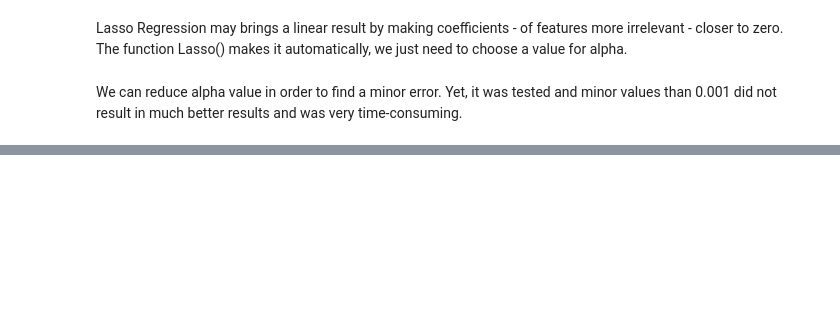
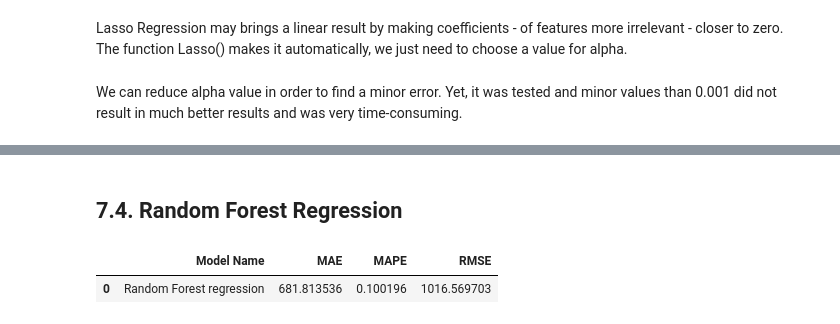
Before and after one commit to lucasquemelli/Rossman_Store_Sales, a Jupyter notebook: rossmann_store_sales.ipynb, the cells around one changed output, grey strips where cells are left out. Saved outputs shown, nothing was run; the diff lists cells and outputs as text; code cells hidden in the pictures; blank space fills up the shorter version.

```diff
--- a/rossmann_store_sales.ipynb
+++ b/rossmann_store_sales.ipynb
@@ -2062 +2064,16 @@ This result means the phenomenon is not linear. It is a complex phenomenon and w
 - Our data is a complex phenomenon.
+# %% [markdown]
+## 7.4. Random Forest Regression
+# %%
+# model
+rf = RandomForestRegressor(n_estimators=100, n_jobs=-1, random_state=42).fit(x_train, y_train)
+
+# prediction
+yhat_rf = rf.predict(x_test)
+
+# performance
+rf_result = ml_error("Random Forest Regression", np.expm1(y_test), np.expm1(yhat_rf))
+rf_result
+# %% [output]
+|  | Model Name | MAE | MAPE | RMSE |
+| 0 | Random Forest regression | 681.813536 | 0.100196 | 1016.569703 |
```
Also changed, not shown: parts of 14 cells of this notebook.
